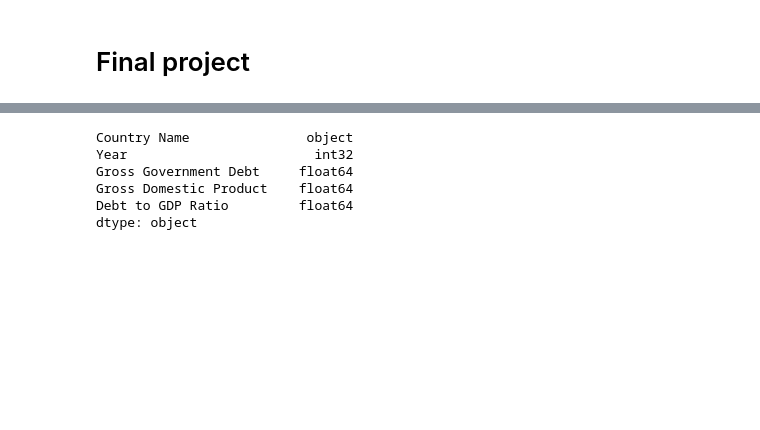
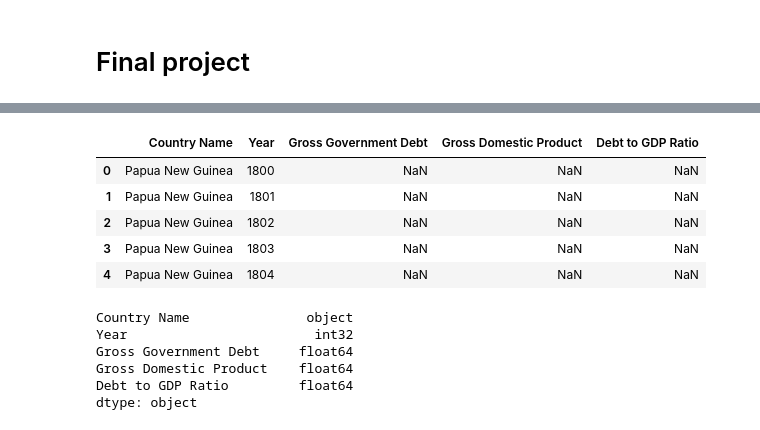
Before and after one commit to AngelKotevski/BrG7_Team4, a Jupyter notebook: Final project.ipynb, the cells around one changed output, grey strips where cells are left out. Cells and saved outputs as stored; diff of their text form; code cells hidden in the pictures; blank space fills up the shorter version.

```diff
--- a/Final project.ipynb
+++ b/Final project.ipynb
@@ -111,3 +92,12 @@ final_df
+# %%
+final_df.head()
+# %% [output]
+|  | Country Name | Year | Gross Government Debt | Gross Domestic Product | Debt to GDP Ratio |
+| 0 | Papua New Guinea | 1800 | NaN | NaN | NaN |
+| 1 | Papua New Guinea | 1801 | NaN | NaN | NaN |
+| 2 | Papua New Guinea | 1802 | NaN | NaN | NaN |
+| 3 | Papua New Guinea | 1803 | NaN | NaN | NaN |
+| 4 | Papua New Guinea | 1804 | NaN | NaN | NaN |
 # %%
 final_df['Year']=final_df['Year'].astype('int32')
 # %%
```
Also changed, not shown: parts of 6 cells of this notebook.
